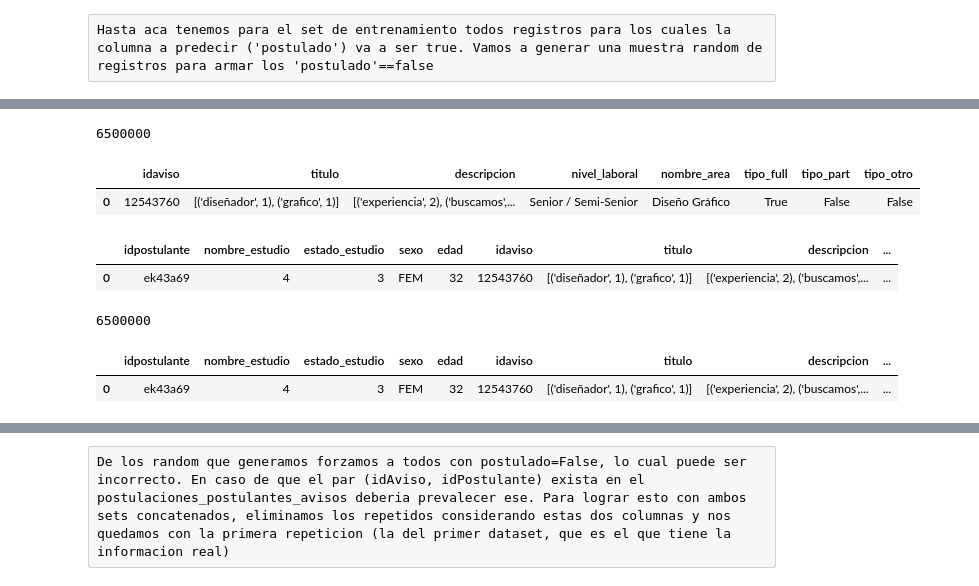
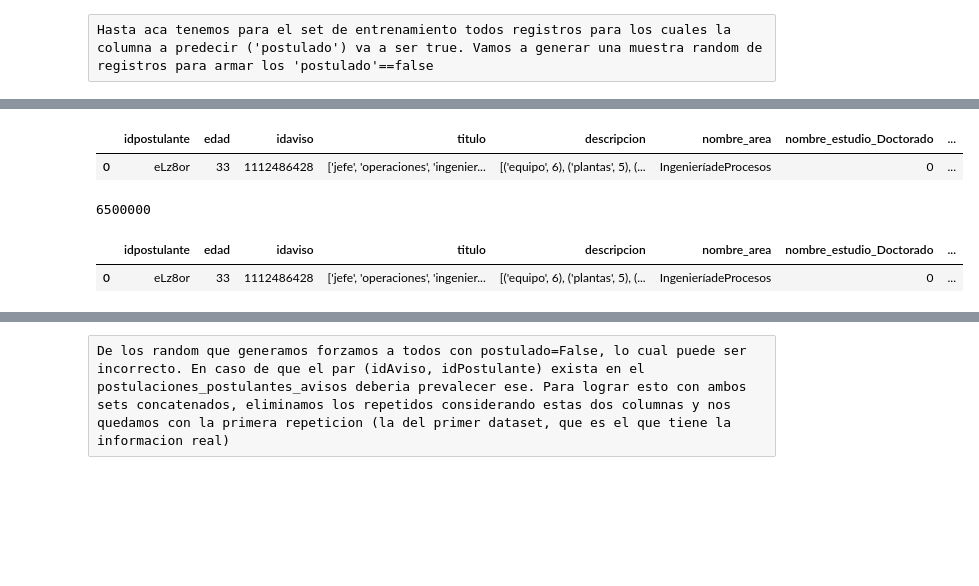
Before and after one commit to tbotalla/Datos1Q2018, a Jupyter notebook: parte2/Preprocessing.ipynb, the cells around one changed output, grey strips where cells are left out. Saved outputs shown, nothing was run; the diff lists cells and outputs as text; code cells hidden in the pictures; blank space fills up the shorter version.

```diff
--- a/parte2/Preprocessing.ipynb
+++ b/parte2/Preprocessing.ipynb
@@ -882,11 +1568,0 @@ for i in range(1,650):
-# %%
-print(len(avisos_sample))
-# %% [output]
-6500000
-# %%
-avisos_sample.reset_index(inplace=True)
-avisos_sample.drop(columns = 'index', inplace = True)
-avisos_sample.head(1)
-# %% [output]
-|  | idaviso | titulo | descripcion | nivel_laboral | nombre_area | tipo_full | tipo_part | tipo_otro |
-| 0 | 12543760 | [('diseñador', 1), ('grafico', 1)] | [('experiencia', 2), ('buscamos',... | Senior / Semi-Senior | Diseño Gráfico | True | False | False |
@@ -895,8 +1571,8 @@ no_postulados = postulantes_sample.join(avisos_sample)
 # %%
-no_postulados['postulado'] = False
+no_postulados['sepostulo'] = False
 no_postulados.head(1)
 # %% [output]
-|  | idpostulante | nombre_estudio | estado_estudio | sexo | edad | idaviso | titulo | descripcion | ... |
-| 0 | ek43a69 | 4 | 3 | FEM | 32 | 12543760 | [('diseñador', 1), ('grafico', 1)] | [('experiencia', 2), ('buscamos',... | ... |
+|  | idpostulante | edad | idaviso | titulo | descripcion | nombre_area | nombre_estudio_Doctorado | ... |
+| 0 | eLz8or | 33 | 1112486428 | ['jefe', 'operaciones', 'ingenier... | [('equipo', 6), ('plantas', 5), (... | IngenieríadeProcesos | 0 | ... |
 # %%
 no_postulados.to_csv('../data/no_postulados.csv', index=False, sep=',', encoding='utf-8')
@@ -907,8 +1581,8 @@ print(len(no_postulados))
 no_postulados.head(1)
 # %% [output]
 6500000
-|  | idpostulante | nombre_estudio | estado_estudio | sexo | edad | idaviso | titulo | descripcion | ... |
-| 0 | ek43a69 | 4 | 3 | FEM | 32 | 12543760 | [('diseñador', 1), ('grafico', 1)] | [('experiencia', 2), ('buscamos',... | ... |
+|  | idpostulante | edad | idaviso | titulo | descripcion | nombre_area | nombre_estudio_Doctorado | ... |
+| 0 | eLz8or | 33 | 1112486428 | ['jefe', 'operaciones', 'ingenier... | [('equipo', 6), ('plantas', 5), (... | IngenieríadeProcesos | 0 | ... |
 # %%
 postulaciones_postulantes_avisos.head(1)
 # %% [output]
```
Also changed, not shown: parts of 209 cells of this notebook, 1 other file.
